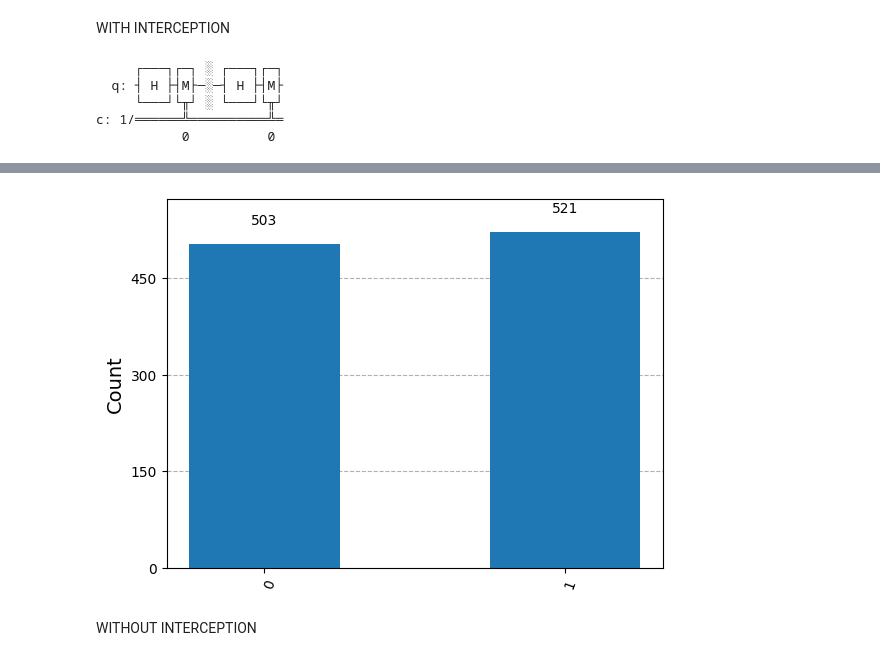
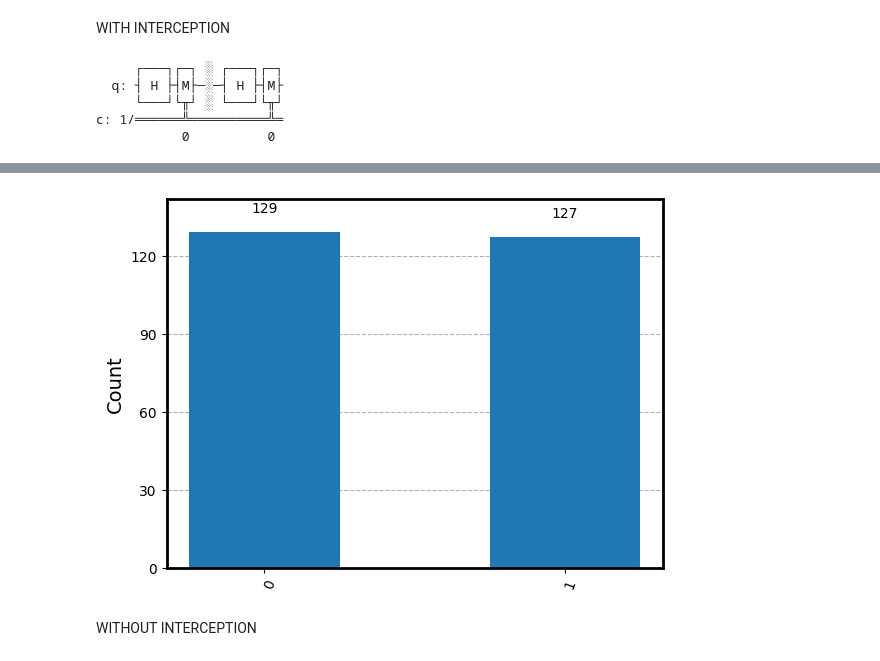
Before and after one commit to ABR-2005/Secure-quantum-key-distribution-using-the-BB84-protocol, a Jupyter notebook: BB84_protocol_implementation.ipynb, the cells around one changed output, grey strips where cells are left out. Cells and saved outputs as stored; diff of their text form; code cells hidden in the pictures.

```diff
--- a/BB84_protocol_implementation.ipynb
+++ b/BB84_protocol_implementation.ipynb
@@ -141,7 +150,7 @@ display(qc.draw())
 aer_sim = Aer.get_backend('aer_simulator')
 # Pass the QuantumCircuit directly to run, not the assembled QasmQobj
 # The shots parameter should be passed as a keyword argument
-job = aer_sim.run(qc, shots=1024)
+job = aer_sim.run(qc, shots=256)
 plot_histogram(job.result().get_counts())
 # %% [output]
      ┌───┐┌─┐ ░ ┌───┐┌─┐
@@ -152,4 +178,4 @@ c: 1/══════╩══════════╩═
-[figure, old version]
+[figure, new version]
 # %% [markdown]
 WITHOUT INTERCEPTION
 # %%
```
Also changed, not shown: parts of 8 cells of this notebook.
